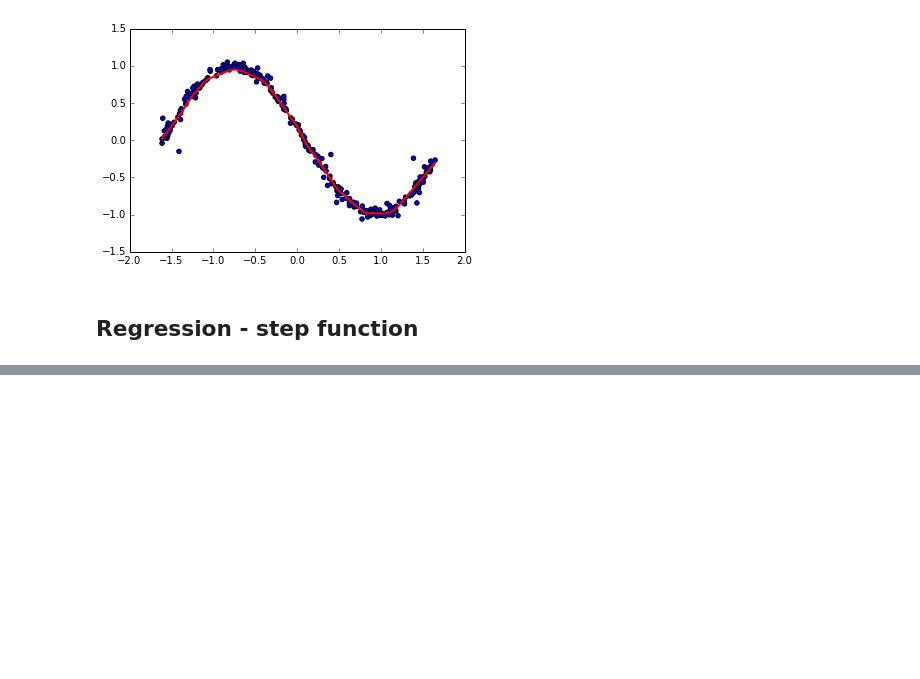
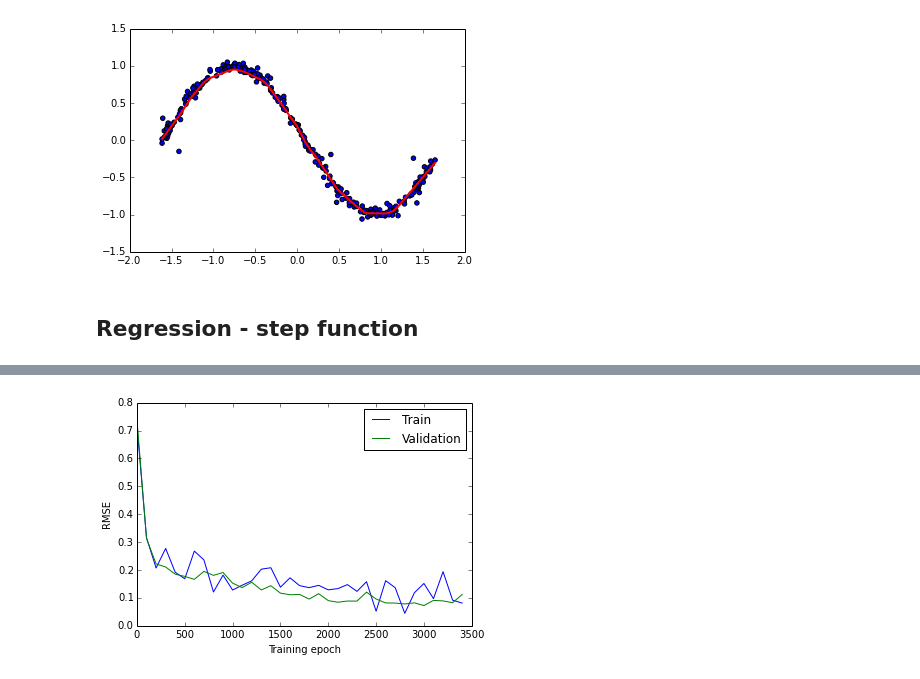
Before and after one commit to natashamjaques/PersonalizedML, a Jupyter notebook: TensorflowExample/practice_and_plot_nn.ipynb, the cells around one changed output, grey strips where cells are left out. Saved outputs shown, nothing was run; the diff lists cells and outputs as text; code cells hidden in the pictures; blank space fills up the shorter version.

```diff
--- a/TensorflowExample/practice_and_plot_nn.ipynb
+++ b/TensorflowExample/practice_and_plot_nn.ipynb
@@ -214,0 +247,2 @@ net.plot_regression_data(with_decision_boundary=True)
+# %%
+net.train(num_steps=3500, output_every_nth=100)
@@ -214,0 +267,4 @@ net.plot_regression_data(with_decision_boundary=True)
+# %%
+net.plot_training_progress()
+# %% [output]
+[figure, added]
```
Also changed, not shown: parts of 6 cells of this notebook, 1 other file.
